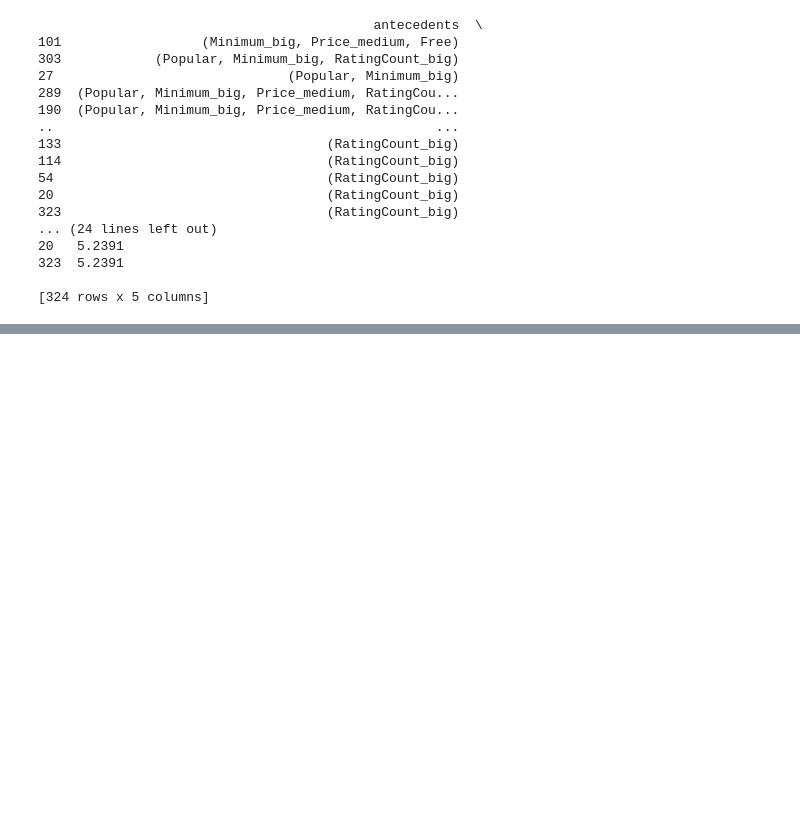
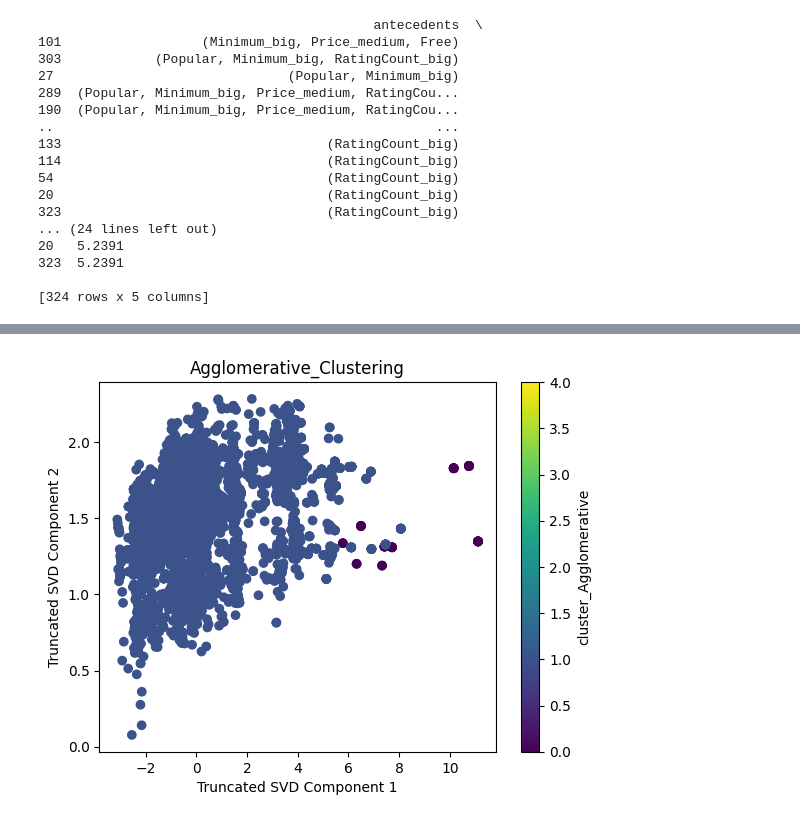
Before and after one commit to shaghxyegh/Data-mining, a Jupyter notebook: DataMiningPh2.ipynb, the cells around one changed output, grey strips where cells are left out. Cells and saved outputs as stored; diff of their text form; code cells hidden in the pictures; blank space fills up the shorter version.

```diff
--- a/DataMiningPh2.ipynb
+++ b/DataMiningPh2.ipynb
@@ -942,0 +846,10 @@ for column in numeric_columns:
+# %%
+# Create a scatter plot of the clusters
+plt.scatter(X_svd[:, 0], X_svd[:, 1], c=df['cluster_Agglomerative'])
+plt.xlabel('Truncated SVD Component 1')
+plt.ylabel('Truncated SVD Component 2')
+plt.title('Agglomerative_Clustering')
+plt.colorbar(label='cluster_Agglomerative')
+plt.show()
+# %% [output]
+[figure, added]
```
Also changed, not shown: parts of 52 cells of this notebook.
